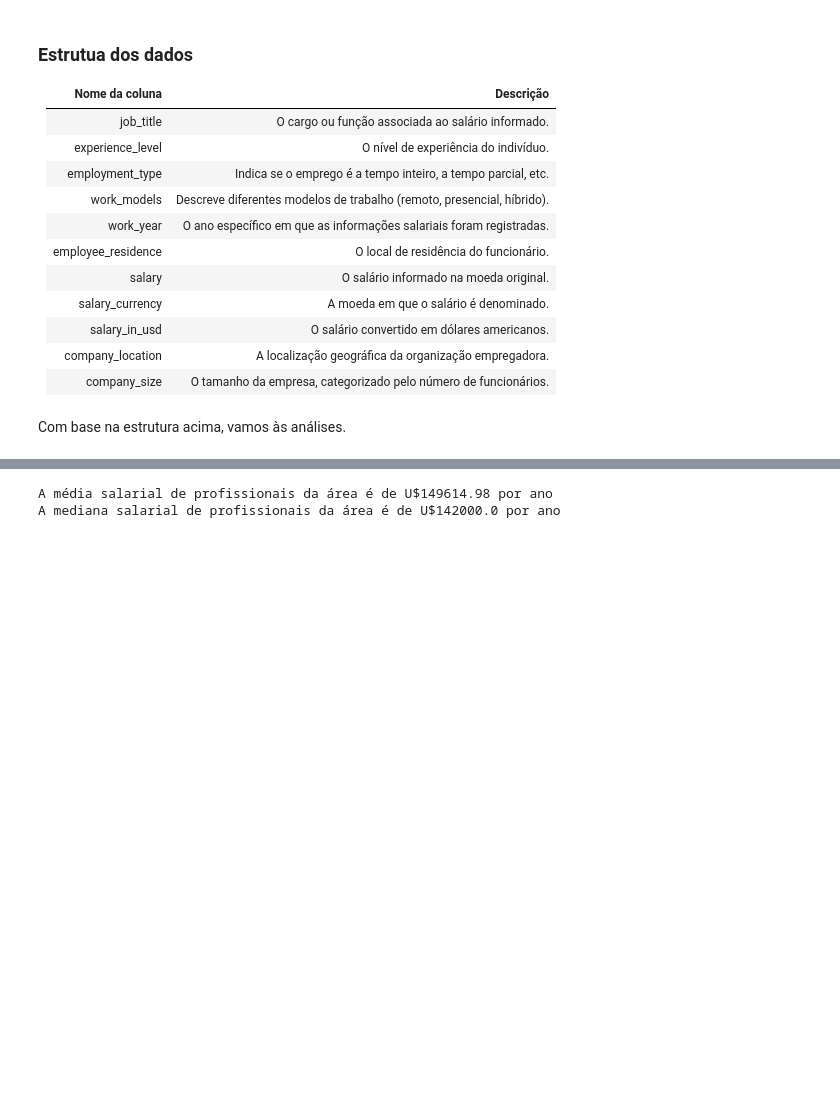
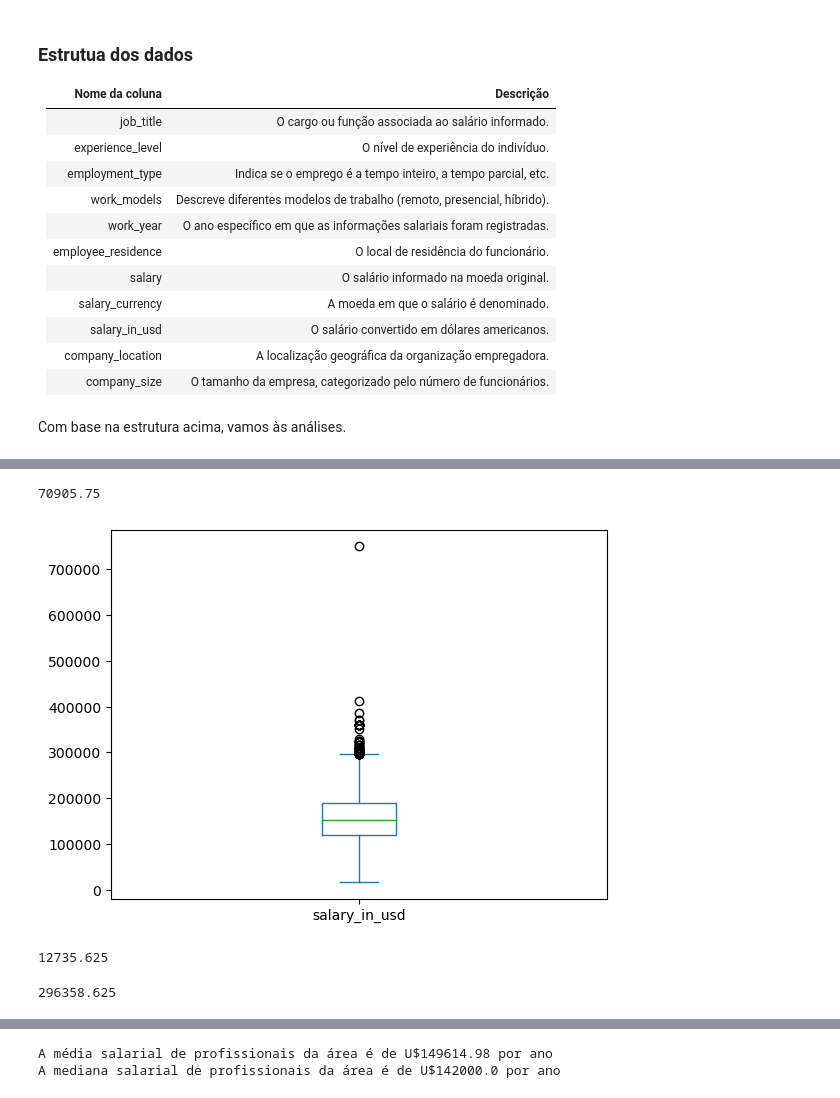
Before and after one commit to orafaelvinicius/Ada_tech, a Jupyter notebook: Tecnicas de programação I/Pasta Geral/Projeto/Projeto.ipynb, the cells around one changed output, grey strips where cells are left out. Cells and saved outputs as stored; diff of their text form; code cells hidden in the pictures; blank space fills up the shorter version.

```diff
--- a/Tecnicas de programação I/Pasta Geral/Projeto/Projeto.ipynb
+++ b/Tecnicas de programação I/Pasta Geral/Projeto/Projeto.ipynb
@@ -104,0 +169,19 @@ Com base na estrutura acima, vamos às análises.
+# %%
+# O IQR de salary_in_usd será de Q3 - Q1 = 70905.75
+df_data_scientist[['salary_in_usd']].plot(kind='box');
+
+q1_salary = np.percentile(df_data_scientist['salary_in_usd'], 25)
+q3_salary = np.percentile(df_data_scientist['salary_in_usd'], 75)
+iqr_salary = q3_salary - q1_salary
+iqr_salary
+# %% [output]
+70905.75
+[figure, added]
+# %%
+q1_salary -(iqr_salary * 1.5)
+# %% [output]
+12735.625
+# %%
+q3_salary + (iqr_salary * 1.5)
+# %% [output]
+296358.625
```
Also changed, not shown: parts of 24 cells of this notebook, 3 other files.
